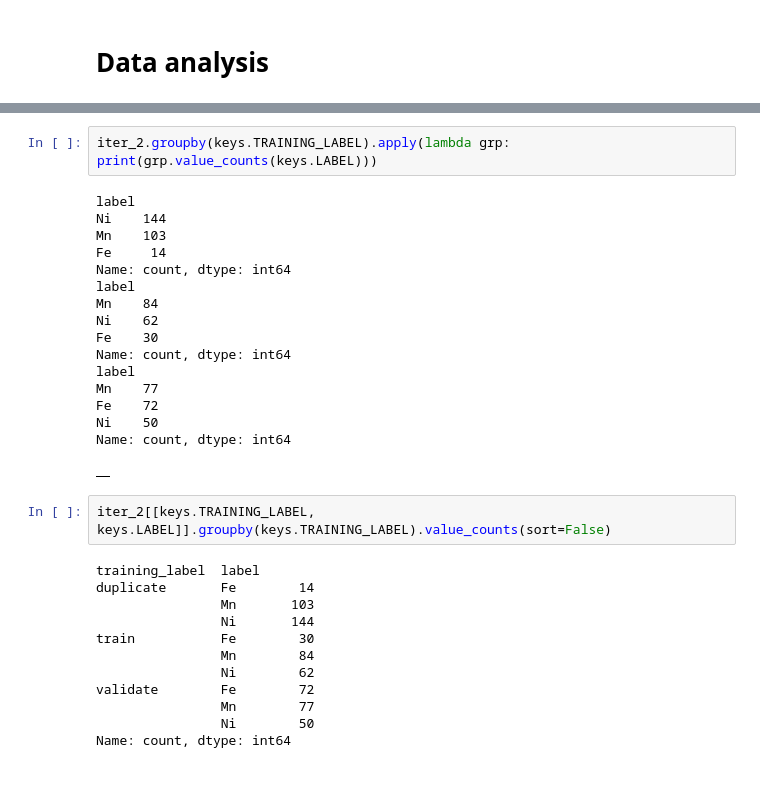
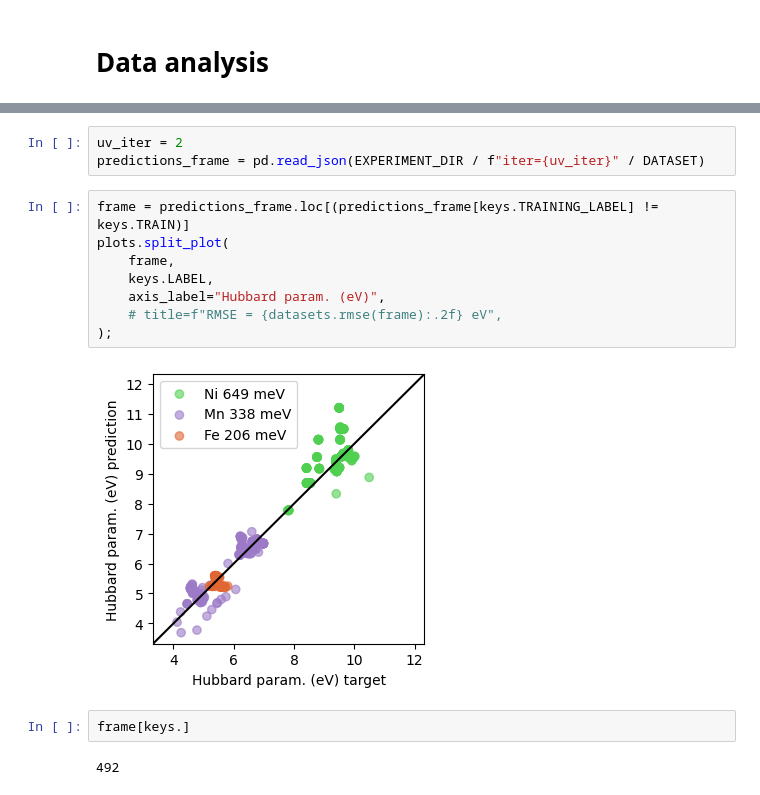
Before and after one commit to camml-lab/hubbardml, a Jupyter notebook: experiments/predict_iterations_analysis.ipynb, the cells around one changed output, grey strips where cells are left out. Saved outputs shown, nothing was run; the diff lists cells and outputs as text.

```diff
--- a/experiments/predict_iterations_analysis.ipynb
+++ b/experiments/predict_iterations_analysis.ipynb
@@ -131,33 +128,17 @@ Name: count, dtype: int64
-# %%
-iter_2.groupby(keys.TRAINING_LABEL).apply(lambda grp: print(grp.value_counts(keys.LABEL)))
-# %% [output]
-label
-Ni    144
-Mn    103
-Fe     14
-Name: count, dtype: int64
-label
-Mn    84
-Ni    62
-Fe    30
-Name: count, dtype: int64
-label
-Mn    77
-Fe    72
-Ni    50
-Name: count, dtype: int64
-|  |
-# %%
-iter_2[[keys.TRAINING_LABEL, keys.LABEL]].groupby(keys.TRAINING_LABEL).value_counts(sort=False)
-# %% [output]
-training_label  label
-duplicate       Fe        14
-                Mn       103
-                Ni       144
-train           Fe        30
-                Mn        84
-                Ni        62
-validate        Fe        72
-                Mn        77
-                Ni        50
-Name: count, dtype: int64
+# %%
+uv_iter = 2
+predictions_frame = pd.read_json(EXPERIMENT_DIR / f"iter={uv_iter}" / DATASET)
+# %%
+frame = predictions_frame.loc[(predictions_frame[keys.TRAINING_LABEL] != keys.TRAIN)]
+plots.split_plot(
+    frame,
+    keys.LABEL,
+    axis_label="Hubbard param. (eV)",
+    # title=f"RMSE = {datasets.rmse(frame):.2f} eV",
+);
+# %% [output]
+[figure, added]
+# %%
+frame[keys.]
+# %% [output]
+492
```
Also changed, not shown: parts of 8 cells of this notebook, 6 other files.
